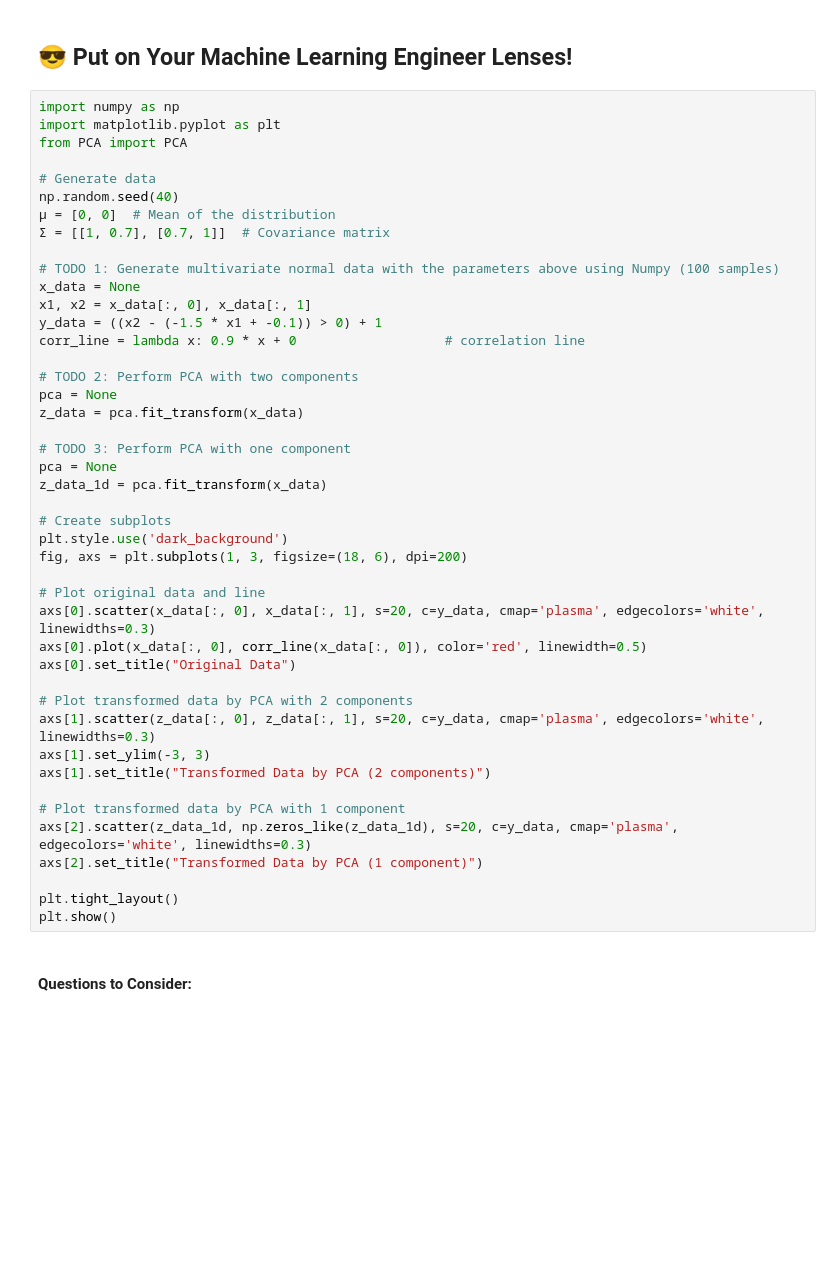
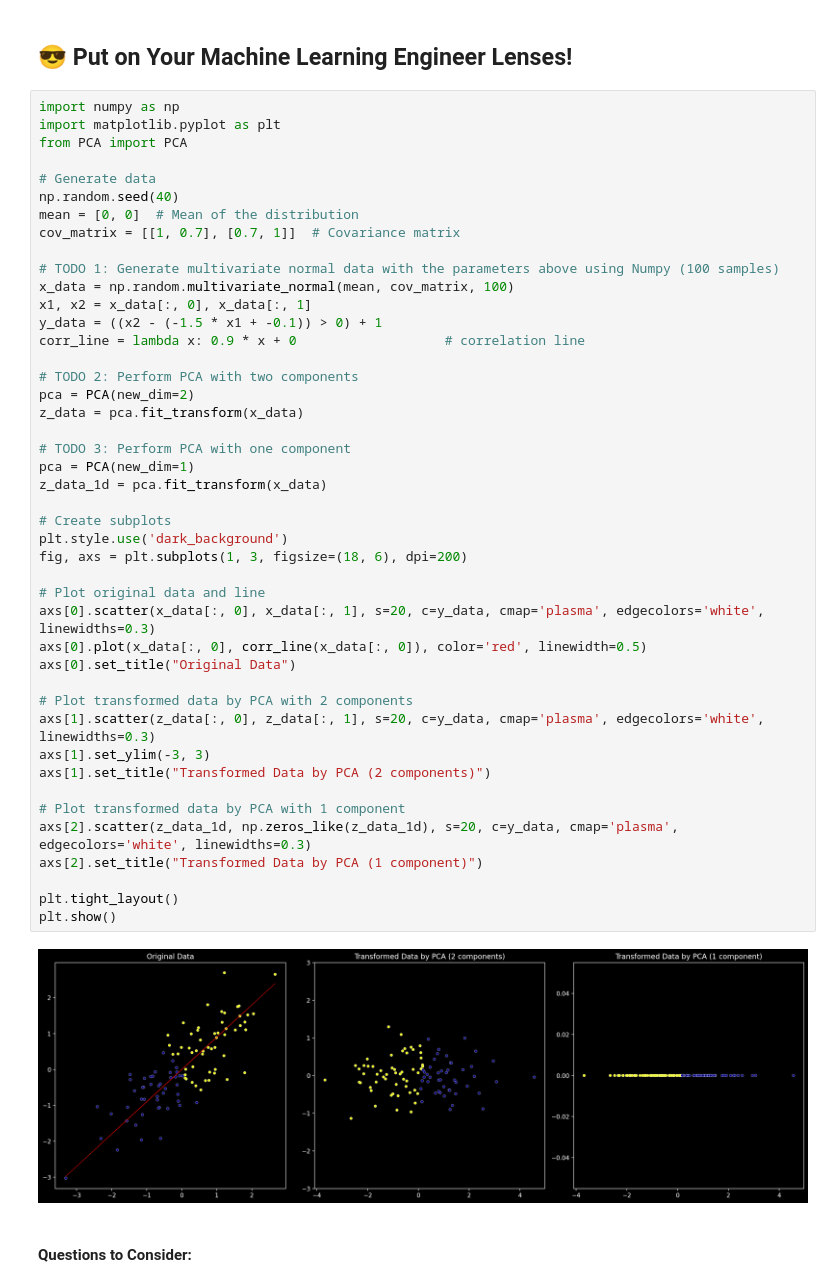
Before and after one commit to TheMentorIo/PCA, a Jupyter notebook: PCA.ipynb, the cells around one changed output. Saved outputs shown, nothing was run; the diff lists cells and outputs as text; blank space fills up the shorter version.

```diff
--- a/PCA.ipynb
+++ b/PCA.ipynb
@@ -169,43 +173,45 @@ from PCA import PCA
 
 # Generate data
 np.random.seed(40)
-μ = [0, 0]  # Mean of the distribution
-Σ = [[1, 0.7], [0.7, 1]]  # Covariance matrix
+mean = [0, 0]  # Mean of the distribution
+cov_matrix = [[1, 0.7], [0.7, 1]]  # Covariance matrix
 
 # TODO 1: Generate multivariate normal data with the parameters above using Numpy (100 samples)
-x_data = None
+x_data = np.random.multivariate_normal(mean, cov_matrix, 100)
 x1, x2 = x_data[:, 0], x_data[:, 1]
 y_data = ((x2 - (-1.5 * x1 + -0.1)) > 0) + 1
 corr_line = lambda x: 0.9 * x + 0                   # correlation line
 
 # TODO 2: Perform PCA with two components
-pca = None
+pca = PCA(new_dim=2)
 z_data = pca.fit_transform(x_data)
 
 # TODO 3: Perform PCA with one component
-pca = None
+pca = PCA(new_dim=1)
 z_data_1d = pca.fit_transform(x_data)
 
 # Create subplots
 plt.style.use('dark_background')
 fig, axs = plt.subplots(1, 3, figsize=(18, 6), dpi=200)
 
 # Plot original data and line
 axs[0].scatter(x_data[:, 0], x_data[:, 1], s=20, c=y_data, cmap='plasma', edgecolors='white', linewidths=0.3)
 axs[0].plot(x_data[:, 0], corr_line(x_data[:, 0]), color='red', linewidth=0.5)
 axs[0].set_title("Original Data")
 
 # Plot transformed data by PCA with 2 components
 axs[1].scatter(z_data[:, 0], z_data[:, 1], s=20, c=y_data, cmap='plasma', edgecolors='white', linewidths=0.3)
 axs[1].set_ylim(-3, 3)
 axs[1].set_title("Transformed Data by PCA (2 components)")
 
 # Plot transformed data by PCA with 1 component
 axs[2].scatter(z_data_1d, np.zeros_like(z_data_1d), s=20, c=y_data, cmap='plasma', edgecolors='white', linewidths=0.3)
 axs[2].set_title("Transformed Data by PCA (1 component)")
 
 plt.tight_layout()
 plt.show()
+# %% [output]
+[figure, added]
 # %% [markdown]
 #### Questions to Consider:
 # %% [markdown]
```
Also changed, not shown: parts of 3 cells of this notebook, 1 other file.
